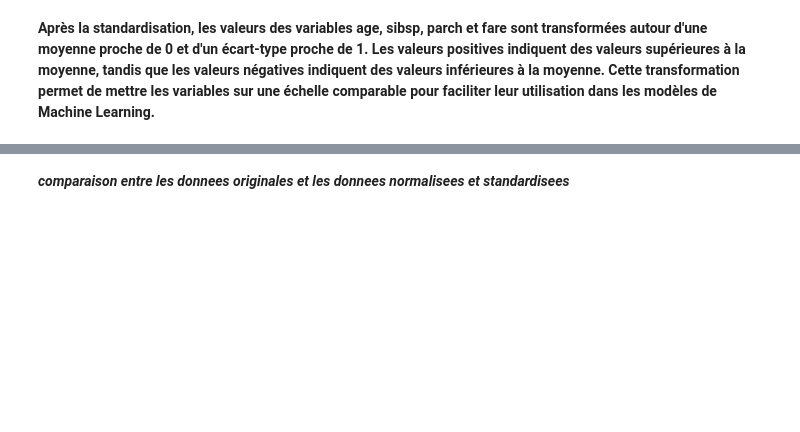
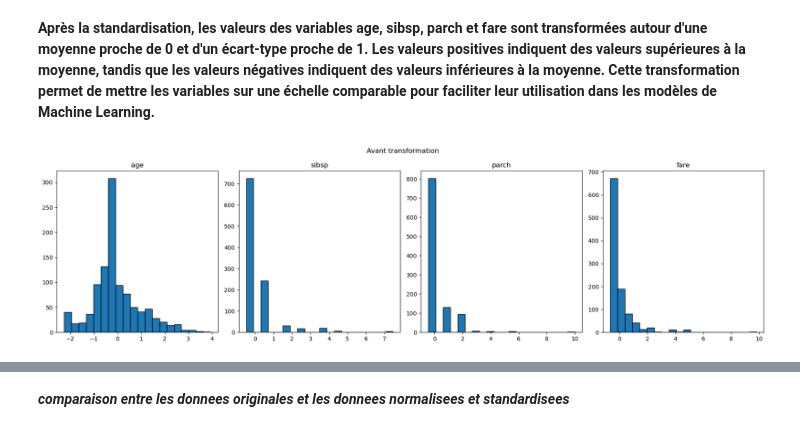
Before and after one commit to hassanrahhal2000/TPs-Machine-Learning, a Jupyter notebook: TP1/TP1_IAA.ipynb, the cells around one changed output, grey strips where cells are left out. Saved outputs shown, nothing was run; the diff lists cells and outputs as text; code cells hidden in the pictures; blank space fills up the shorter version.

```diff
--- a/TP1/TP1_IAA.ipynb
+++ b/TP1/TP1_IAA.ipynb
@@ -284,2 +281,15 @@ df_st [num_cols].head()
 # %% [markdown]
 **Après la standardisation, les valeurs des variables **age**, **sibsp**, **parch** et **fare** sont transformées autour d'une moyenne proche de 0 et d'un écart-type proche de 1. Les valeurs positives indiquent des valeurs supérieures à la moyenne, tandis que les valeurs négatives indiquent des valeurs inférieures à la moyenne. Cette transformation permet de mettre les variables sur une échelle comparable pour faciliter leur utilisation dans les modèles de Machine Learning.**
+# %%
+num_cols = ['age', 'sibsp', 'parch', 'fare']
+X_train_original = X_train.copy()
+import matplotlib.pyplot as plt
+fig, axes = plt.subplots(1, 4, figsize=(18, 5))
+for i, col in enumerate(num_cols):
+    axes[i].hist(X_train_original[col].dropna(), bins=20, edgecolor='black')
+    axes[i].set_title(col)
+plt.suptitle('Avant transformation')
+plt.tight_layout()
+plt.show()
+# %% [output]
+[figure, added]
```
Also changed, not shown: parts of 37 cells of this notebook, 1 other file.
